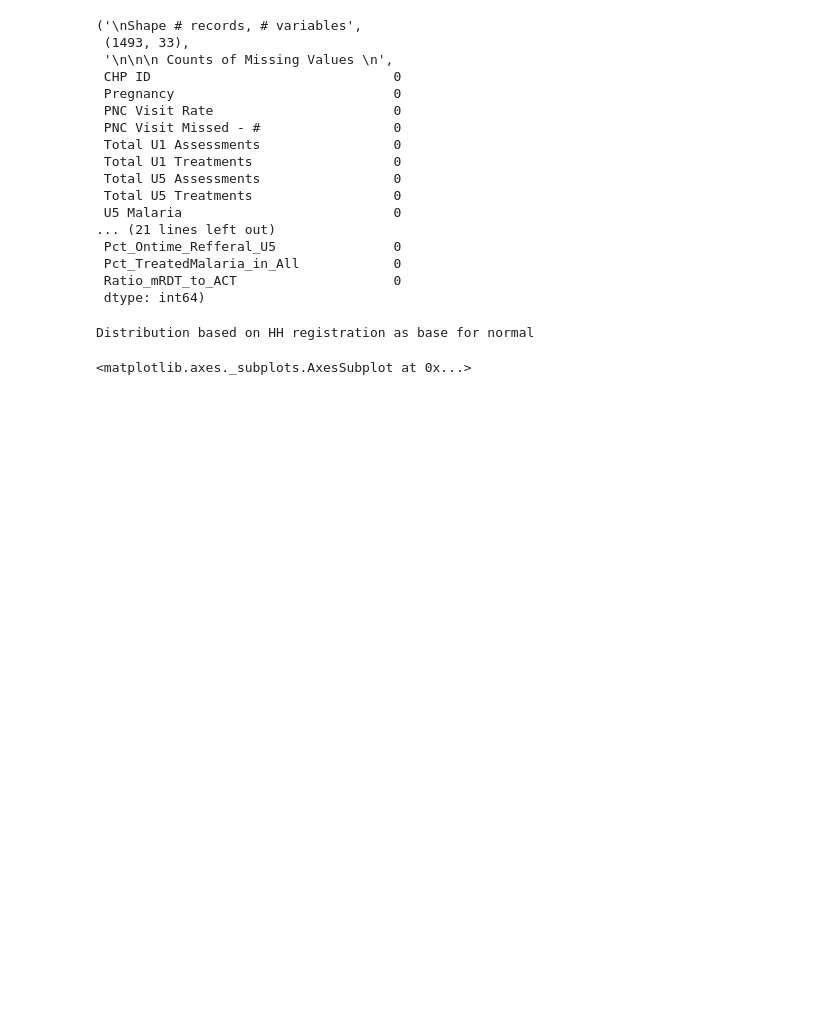
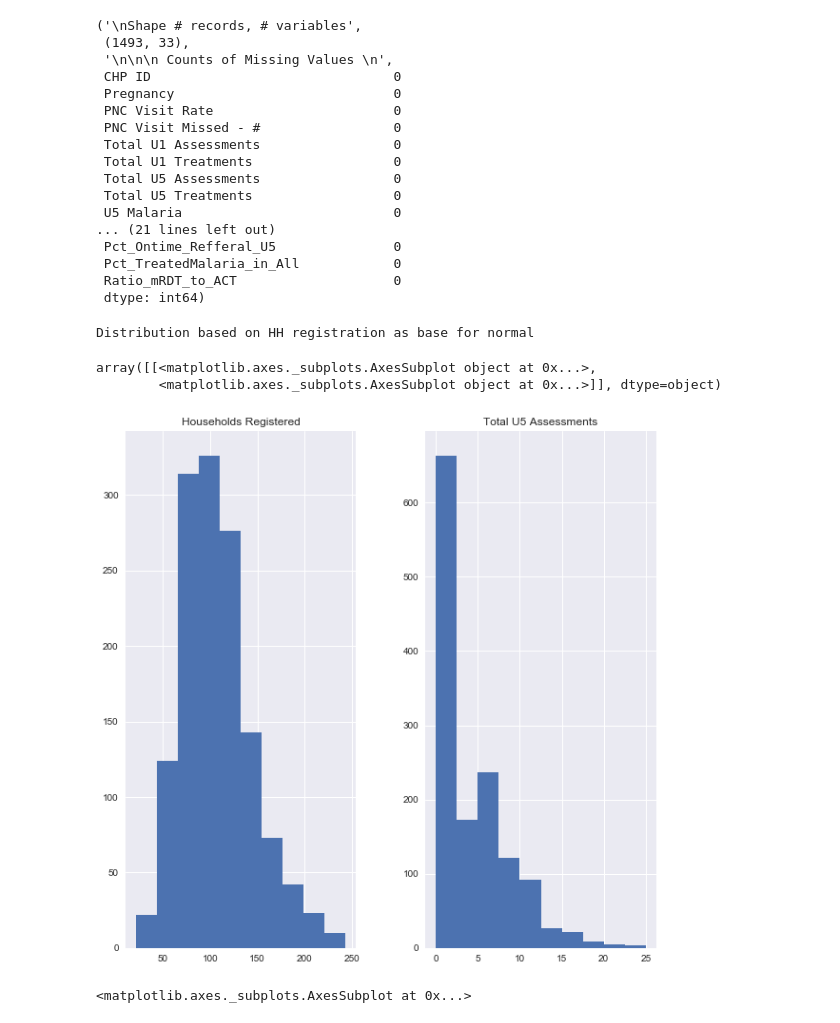
Before and after one commit to bilha-analytics/darasa, a Jupyter notebook: from_R_to_Py/KE Performance - HH Quintiles Based.ipynb, the cells around one changed output. Drawn from its saved outputs; the diff is of its cells as text; code cells hidden in the pictures; blank space fills up the shorter version.

```diff
--- a/from_R_to_Py/KE Performance - HH Quintiles Based.ipynb
+++ b/from_R_to_Py/KE Performance - HH Quintiles Based.ipynb
@@ -113,9 +113,12 @@ checkMissing( dataset )
  dtype: int64)
 # %%
 print( "Distribution based on HH registration as base for normal")
-#distributionz(dataset, ["Households Registered", "Total U5 Assessments"], "Quints_Households Registered")
+distributionz(dataset, ["Households Registered", "Total U5 Assessments"], "Quints_Households Registered")
 # %% [output]
 Distribution based on HH registration as base for normal
+array([[<matplotlib.axes._subplots.AxesSubplot object at 0x...>,
+        <matplotlib.axes._subplots.AxesSubplot object at 0x...>]], dtype=object)
+[figure, added]
 # %%
 sns.distplot( dataset["Households Registered"])
 sns.distplot( dataset["Total U5 Assessments"])
```
Also changed, not shown: parts of 2 cells of this notebook, 2 other files.
